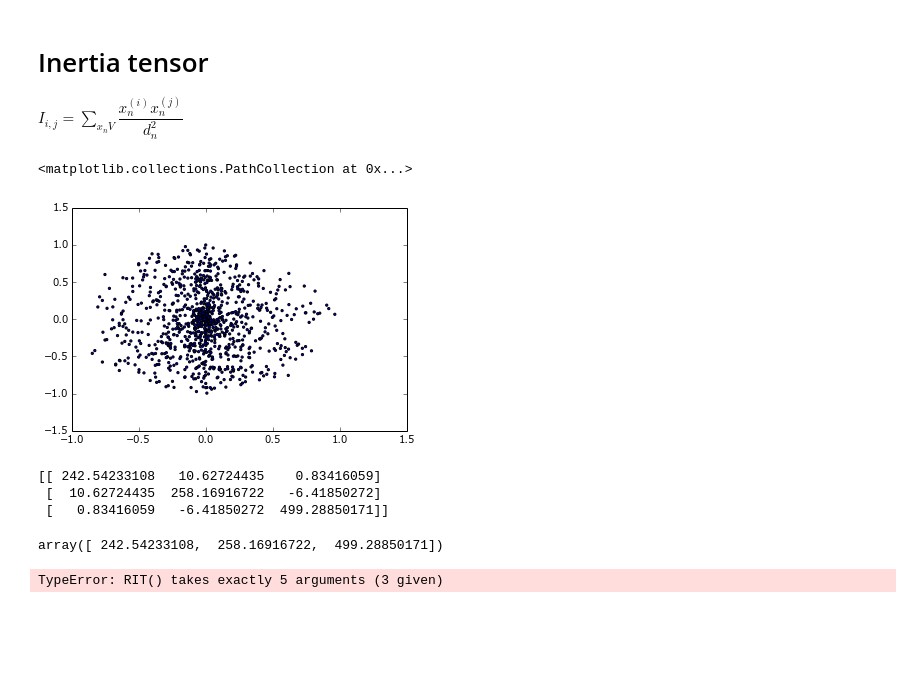
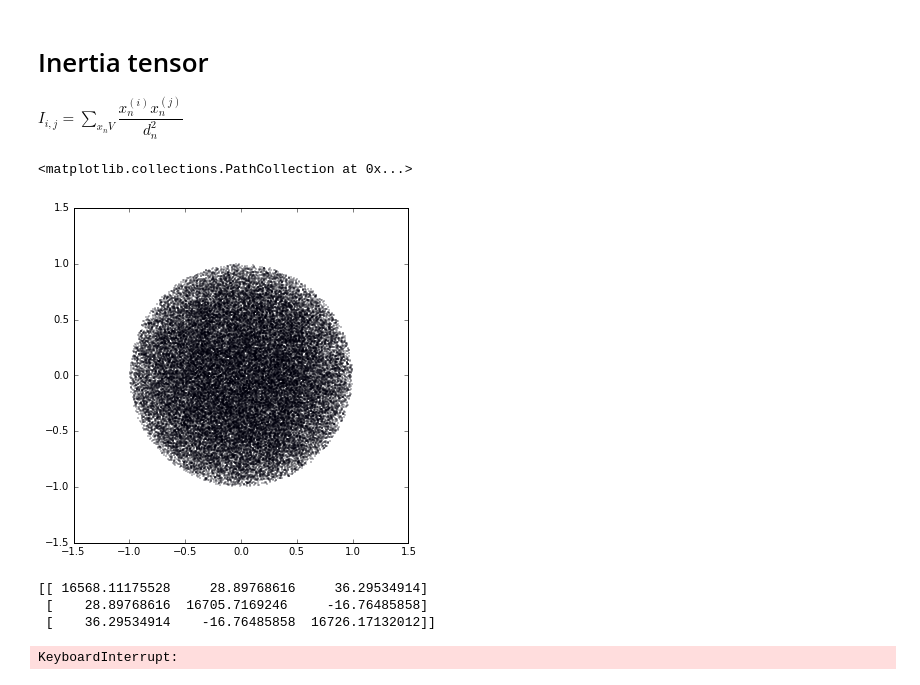
Before and after one commit to jngaravitoc/shapes, a Jupyter notebook: Shapes.ipynb, the cells around one changed output. Drawn from its saved outputs; the diff is of its cells as text; code cells hidden in the pictures; blank space fills up the shorter version.

```diff
--- a/Shapes.ipynb
+++ b/Shapes.ipynb
@@ -26,24 +26,21 @@ def RIT(x, y, z, q, s):
             I[i][j] = sum(XX)
     return I
 # %%
-phi = random.rand(1000) * 2*pi
-theta = random.rand(1000) * pi
-R = random.rand(1000)
-X = R * sin(theta) * cos(phi)
-Y = R * cos(theta) * cos(phi)
-Z = R * sin(phi)
-scatter(X, Z, s=5)
+figure(figsize=(6, 6))
+phi = random.rand(50000) * 2*pi
+theta = random.rand(50000) * 2 - 1
+R = random.rand(50000)
+X = R**(1/3.0) * sin(phi) * sin(arccos(theta))
+Y = R**(1/3.0) * cos(phi) * sin(arccos(theta))
+Z = R**(1/3.0) * cos(arccos(theta))
+scatter(Y, Z, s=0.1)
 # %% [output]
 <matplotlib.collections.PathCollection at 0x...>
-[figure, old version]
+[figure, new version]
 # %%
 I_test = RIT(X, Y, Z, 1, 1)
 print I_test
 # %% [output]
-[[ 242.54233108   10.62724435    0.83416059]
- [  10.62724435  258.16916722   -6.41850272]
- [   0.83416059   -6.41850272  499.28850171]]
+[[ 16568.11175528     28.89768616     36.29534914]
+ [    28.89768616  16705.7169246     -16.76485858]
+ [    36.29534914    -16.76485858  16726.17132012]]
-# %%
-diagonal(I_test)
-# %% [output]
-array([ 242.54233108,  258.16916722,  499.28850171])
@@ -50,4 +79,4 @@ array([ 242.54233108,  258.16916722,  499.28850171])
 # %%
-I_test = RIT(X, Y, Z, )
+shape(X, Y, Z, 1.0)
 # %% [output]
-TypeError: RIT() takes exactly 5 arguments (3 given)
+KeyboardInterrupt:
```
Also changed, not shown: parts of 15 cells of this notebook.
